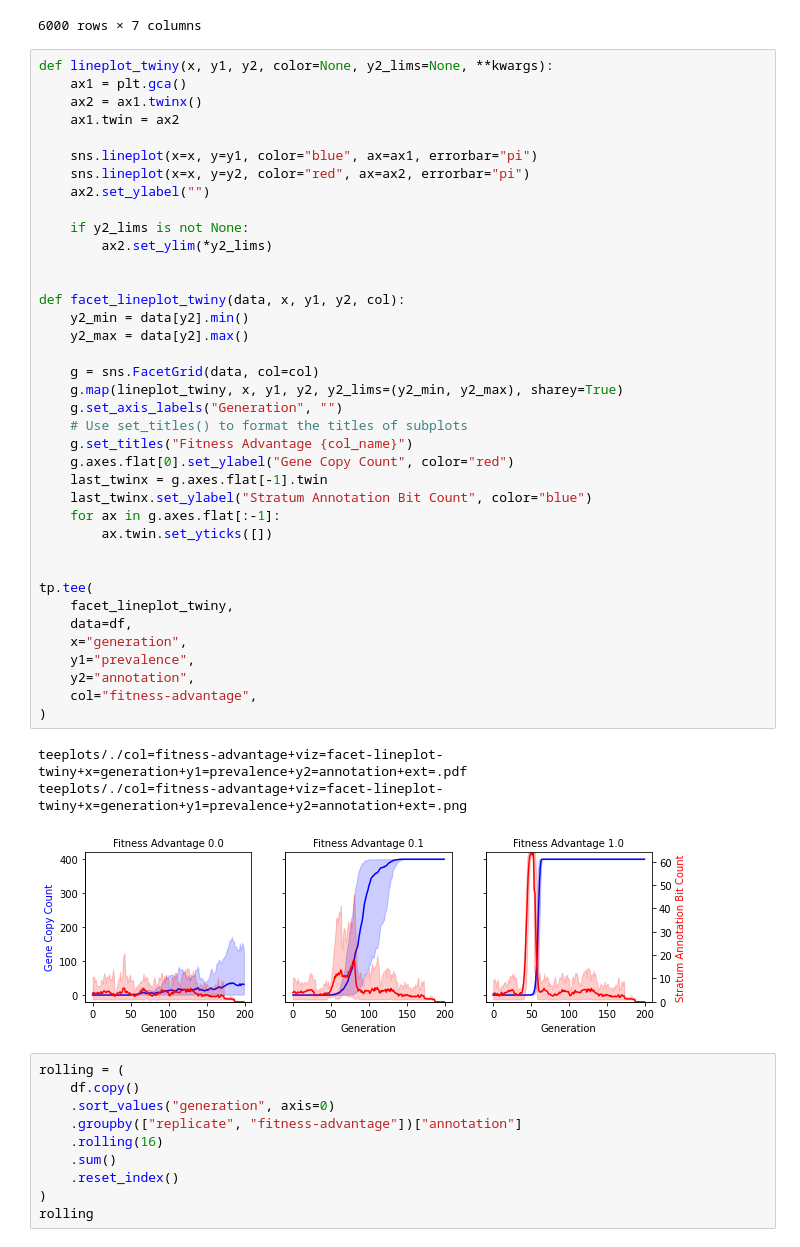
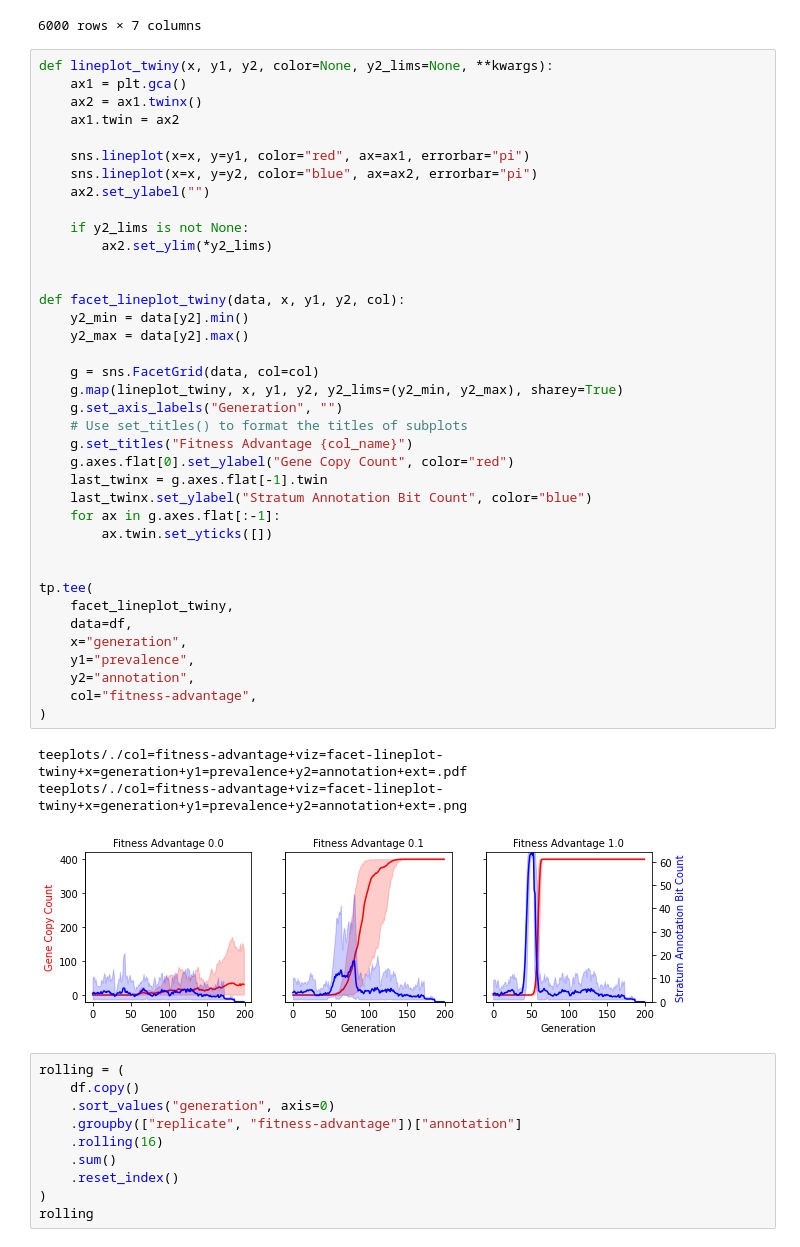
Before and after one commit to mmore500/hstrat-recomb-concept, a Jupyter notebook: notebooks/gene-selection-inference-stats.ipynb, the cells around one changed output. Drawn from its saved outputs; the diff is of its cells as text.

Commit message:
fixup! fixup! Swap color coding for consistency

```diff
--- a/notebooks/gene-selection-inference-stats.ipynb
+++ b/notebooks/gene-selection-inference-stats.ipynb
@@ -55,42 +55,42 @@ def lineplot_twiny(x, y1, y2, color=None, y2_lims=None, **kwargs):
     ax2 = ax1.twinx()
     ax1.twin = ax2
 
-    sns.lineplot(x=x, y=y1, color="blue", ax=ax1, errorbar="pi")
-    sns.lineplot(x=x, y=y2, color="red", ax=ax2, errorbar="pi")
+    sns.lineplot(x=x, y=y1, color="red", ax=ax1, errorbar="pi")
+    sns.lineplot(x=x, y=y2, color="blue", ax=ax2, errorbar="pi")
     ax2.set_ylabel("")
 
     if y2_lims is not None:
         ax2.set_ylim(*y2_lims)
 
 
 def facet_lineplot_twiny(data, x, y1, y2, col):
     y2_min = data[y2].min()
     y2_max = data[y2].max()
 
     g = sns.FacetGrid(data, col=col)
     g.map(lineplot_twiny, x, y1, y2, y2_lims=(y2_min, y2_max), sharey=True)
     g.set_axis_labels("Generation", "")
     # Use set_titles() to format the titles of subplots
     g.set_titles("Fitness Advantage {col_name}")
     g.axes.flat[0].set_ylabel("Gene Copy Count", color="red")
     last_twinx = g.axes.flat[-1].twin
     last_twinx.set_ylabel("Stratum Annotation Bit Count", color="blue")
     for ax in g.axes.flat[:-1]:
         ax.twin.set_yticks([])
 
 
 tp.tee(
     facet_lineplot_twiny,
     data=df,
     x="generation",
     y1="prevalence",
     y2="annotation",
     col="fitness-advantage",
 )
 # %% [output]
 teeplots/./col=fitness-advantage+viz=facet-lineplot-twiny+x=generation+y1=prevalence+y2=annotation+ext=.pdf
 teeplots/./col=fitness-advantage+viz=facet-lineplot-twiny+x=generation+y1=prevalence+y2=annotation+ext=.png
-[figure, old version]
+[figure, new version]
 # %%
 rolling = (
     df.copy()
```
Also changed, not shown: parts of 1 cell of this notebook, 3 other files.
